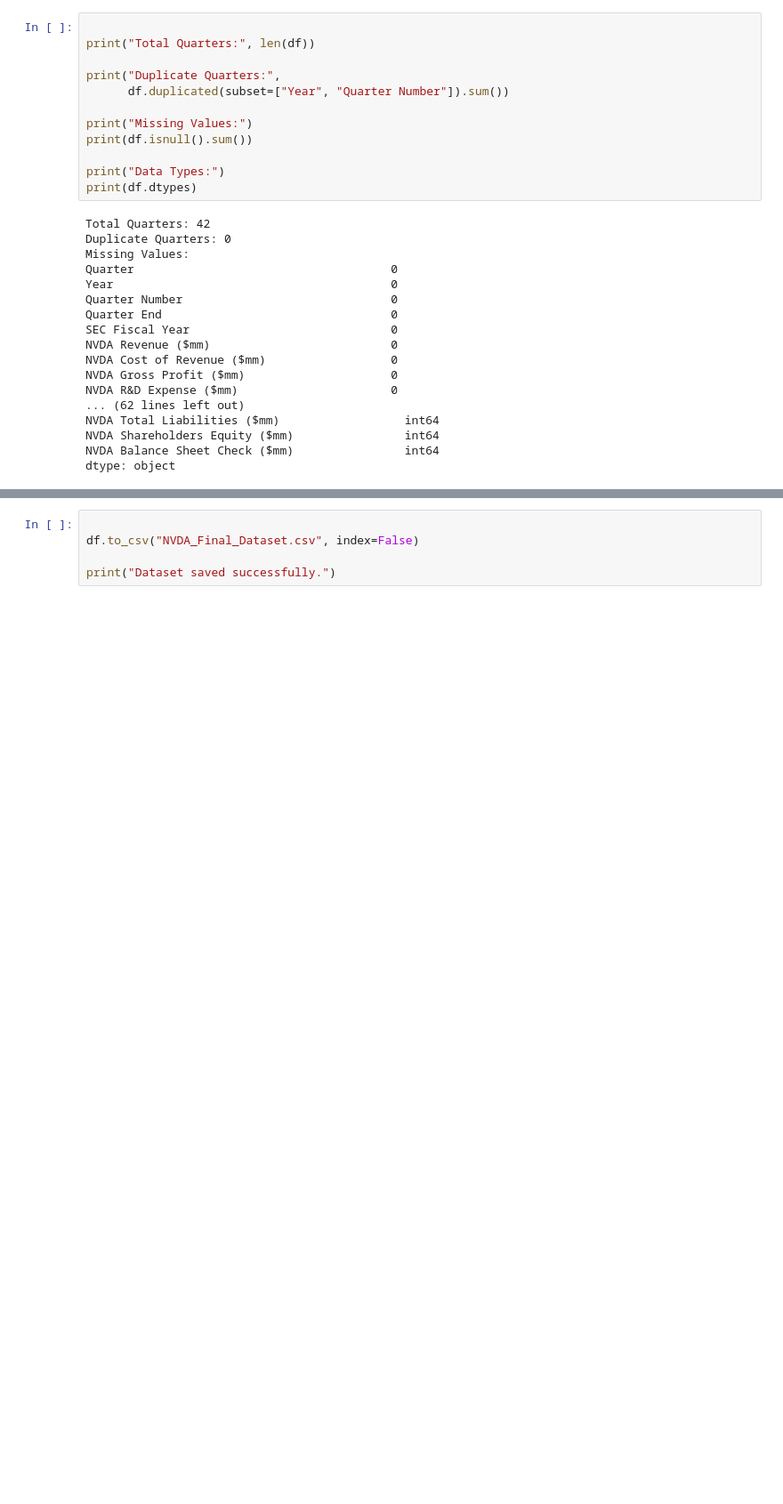
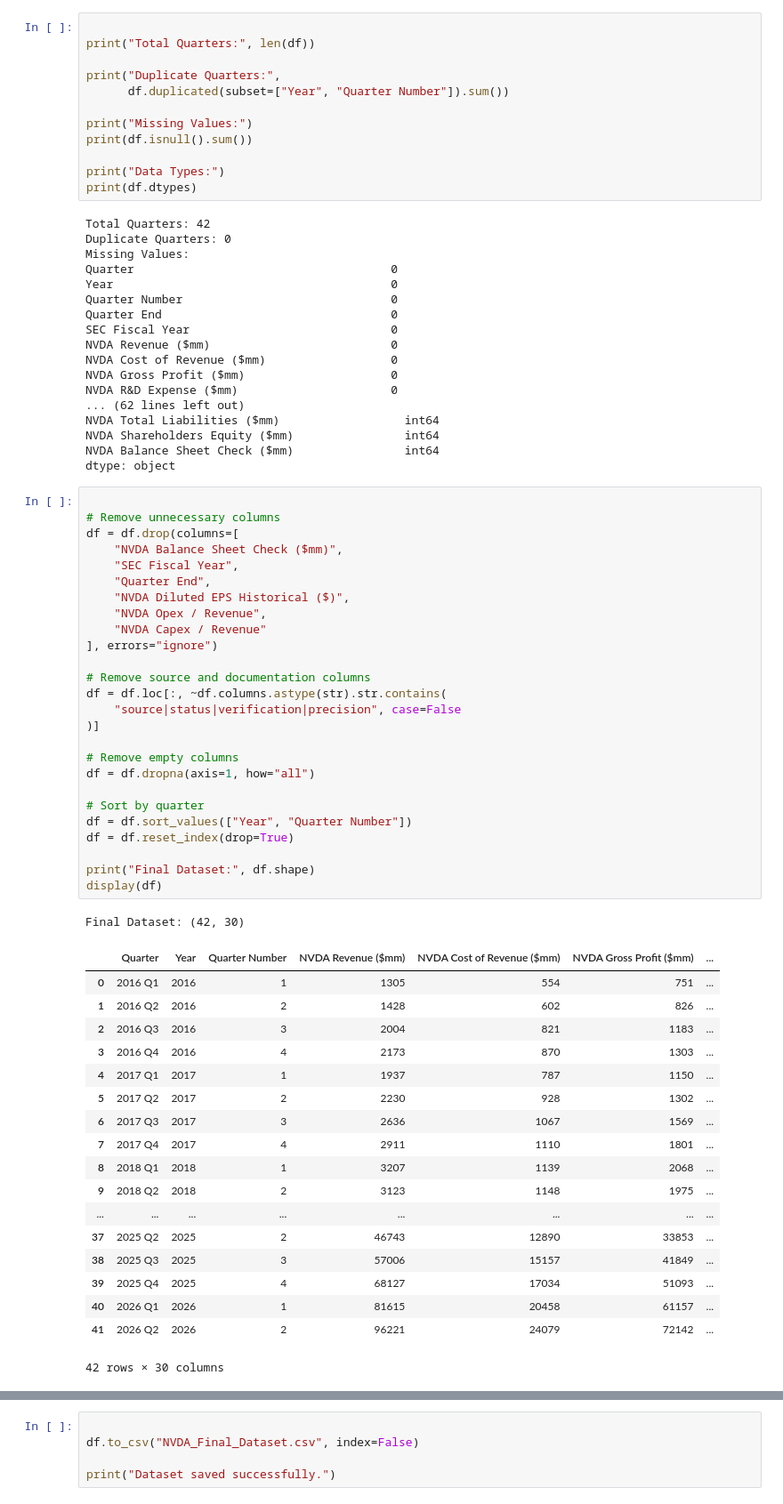
Before and after one commit to mikahamelin-gif/IS-4487-final-project-nvidia, a Jupyter notebook: IS_4487_Final_Project_Notebook.ipynb, the cells around one changed output, grey strips where cells are left out. Shown at 89% size. Saved outputs shown, nothing was run; the diff lists cells and outputs as text; blank space fills up the shorter version.

```diff
--- a/IS_4487_Final_Project_Notebook.ipynb
+++ b/IS_4487_Final_Project_Notebook.ipynb
@@ -119,6 +119,52 @@ NVDA Total Liabilities ($mm)                  int64
 NVDA Shareholders Equity ($mm)                int64
 NVDA Balance Sheet Check ($mm)                int64
 dtype: object
+# %%
+
+# Remove unnecessary columns
+df = df.drop(columns=[
+    "NVDA Balance Sheet Check ($mm)",
+    "SEC Fiscal Year",
+    "Quarter End",
+    "NVDA Diluted EPS Historical ($)",
+    "NVDA Opex / Revenue",
+    "NVDA Capex / Revenue"
+], errors="ignore")
+
+# Remove source and documentation columns
+df = df.loc[:, ~df.columns.astype(str).str.contains(
+    "source|status|verification|precision", case=False
+)]
+
+# Remove empty columns
+df = df.dropna(axis=1, how="all")
+
+# Sort by quarter
+df = df.sort_values(["Year", "Quarter Number"])
+df = df.reset_index(drop=True)
+
+print("Final Dataset:", df.shape)
+display(df)
+# %% [output]
+Final Dataset: (42, 30)
+|  | Quarter | Year | Quarter Number | NVDA Revenue ($mm) | NVDA Cost of Revenue ($mm) | NVDA Gross Profit ($mm) | ... |
+| 0 | 2016 Q1 | 2016 | 1 | 1305 | 554 | 751 | ... |
+| 1 | 2016 Q2 | 2016 | 2 | 1428 | 602 | 826 | ... |
+| 2 | 2016 Q3 | 2016 | 3 | 2004 | 821 | 1183 | ... |
+| 3 | 2016 Q4 | 2016 | 4 | 2173 | 870 | 1303 | ... |
+| 4 | 2017 Q1 | 2017 | 1 | 1937 | 787 | 1150 | ... |
+| 5 | 2017 Q2 | 2017 | 2 | 2230 | 928 | 1302 | ... |
+| 6 | 2017 Q3 | 2017 | 3 | 2636 | 1067 | 1569 | ... |
+| 7 | 2017 Q4 | 2017 | 4 | 2911 | 1110 | 1801 | ... |
+| 8 | 2018 Q1 | 2018 | 1 | 3207 | 1139 | 2068 | ... |
+| 9 | 2018 Q2 | 2018 | 2 | 3123 | 1148 | 1975 | ... |
+| ... | ... | ... | ... | ... | ... | ... | ... |
+| 37 | 2025 Q2 | 2025 | 2 | 46743 | 12890 | 33853 | ... |
+| 38 | 2025 Q3 | 2025 | 3 | 57006 | 15157 | 41849 | ... |
+| 39 | 2025 Q4 | 2025 | 4 | 68127 | 17034 | 51093 | ... |
+| 40 | 2026 Q1 | 2026 | 1 | 81615 | 20458 | 61157 | ... |
+| 41 | 2026 Q2 | 2026 | 2 | 96221 | 24079 | 72142 | ... |
+42 rows × 30 columns
 # %%
 
 display(df.describe())
```
Also changed, not shown: parts of 1 cell of this notebook.
